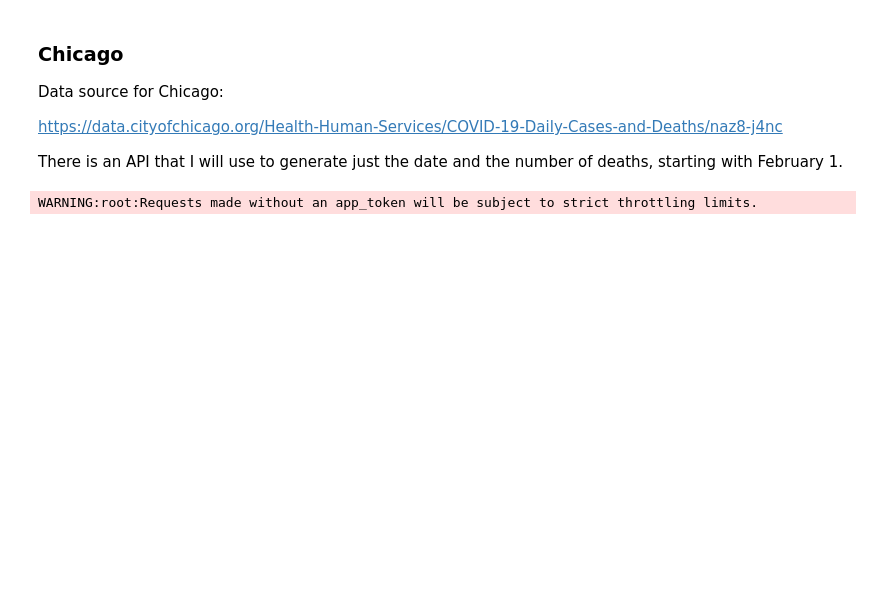
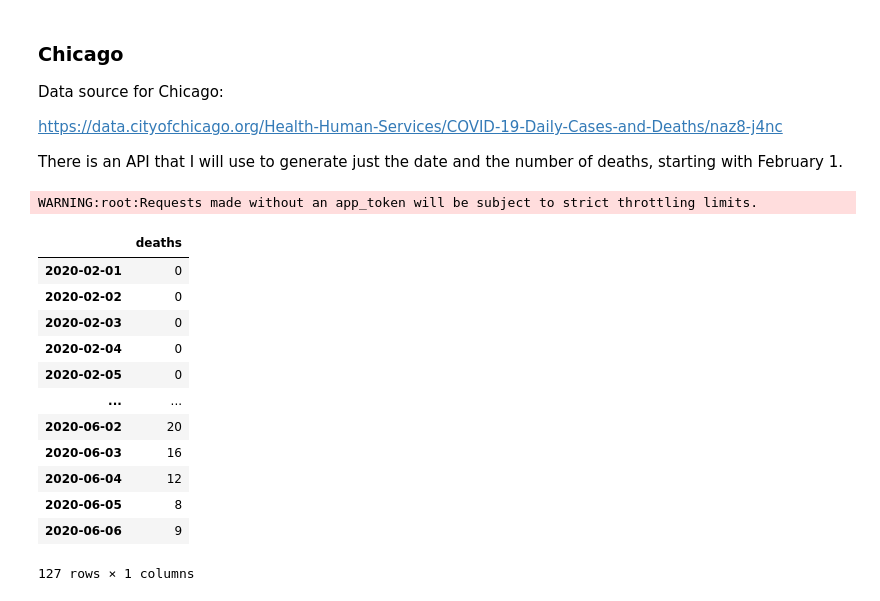
Before and after one commit to Inoueian/covid_19, a Jupyter notebook: notebooks/create_data_pickles.ipynb, the cells around one changed output. Drawn from its saved outputs; the diff is of its cells as text; code cells hidden in the pictures; blank space fills up the shorter version.

```diff
--- a/notebooks/create_data_pickles.ipynb
+++ b/notebooks/create_data_pickles.ipynb
@@ -47,3 +48,19 @@ deaths = [get_deaths(days) for days in range(num_days+1)]
 chi_death_df = pd.DataFrame(deaths,
                        index=index,
                        columns=['deaths'])
+# %%
+chi_death_df
+# %% [output]
+|  | deaths |
+| 2020-02-01 | 0 |
+| 2020-02-02 | 0 |
+| 2020-02-03 | 0 |
+| 2020-02-04 | 0 |
+| 2020-02-05 | 0 |
+| ... | ... |
+| 2020-06-02 | 20 |
+| 2020-06-03 | 16 |
+| 2020-06-04 | 12 |
+| 2020-06-05 | 8 |
+| 2020-06-06 | 9 |
+127 rows × 1 columns
```
Also changed, not shown: parts of 7 cells of this notebook, 1 other file.
